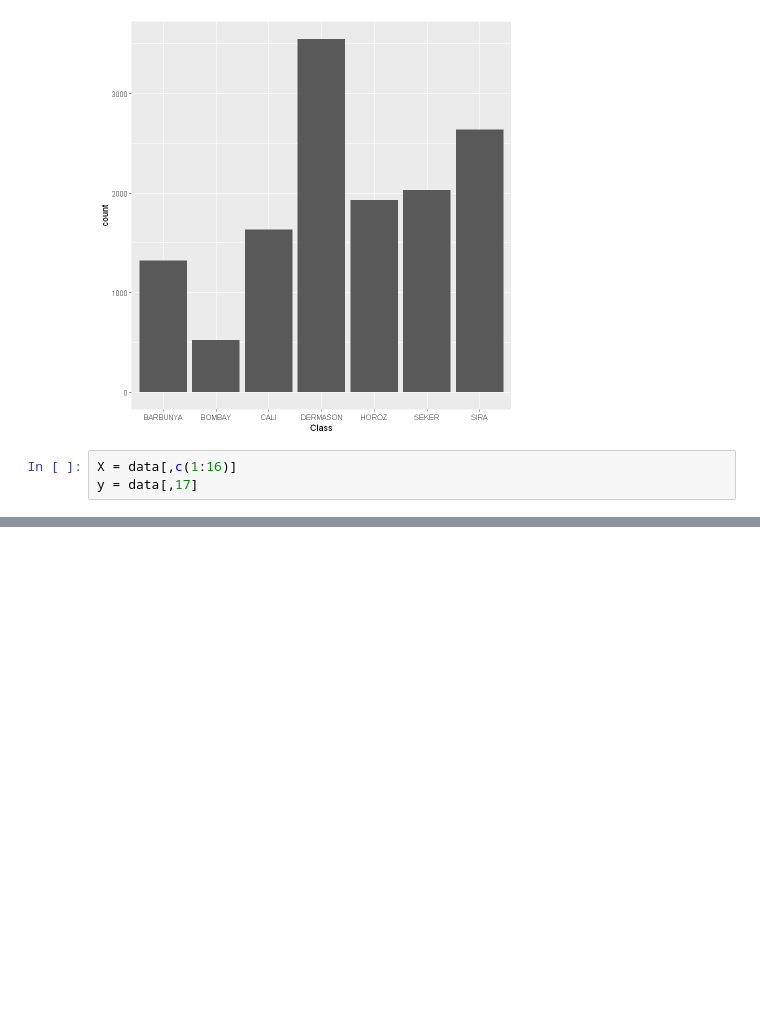
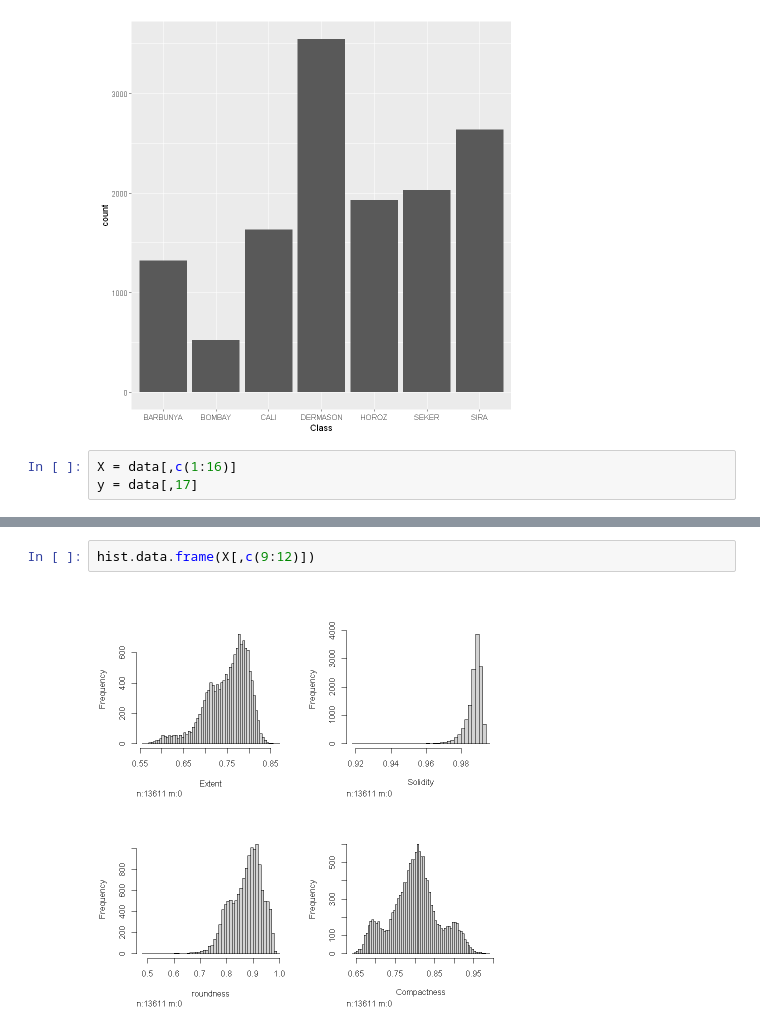
Before and after one commit to RomainDudoit/M2_Projet_Data_Mining_ah_pine, a Jupyter notebook: Test_notebook.ipynb, the cells around one changed output, grey strips where cells are left out. Cells and saved outputs as stored; diff of their text form; blank space fills up the shorter version.

```diff
--- a/Test_notebook.ipynb
+++ b/Test_notebook.ipynb
@@ -138,0 +157,4 @@ y = data[,17]
+# %%
+hist.data.frame(X[,c(9:12)])
+# %% [output]
+[figure, added]
```
Also changed, not shown: parts of 35 cells of this notebook.
